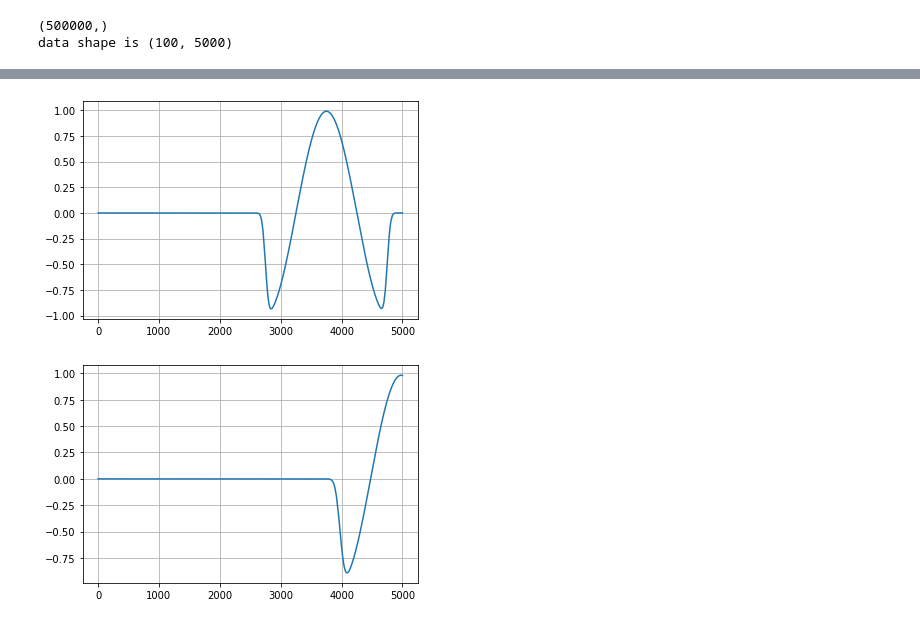
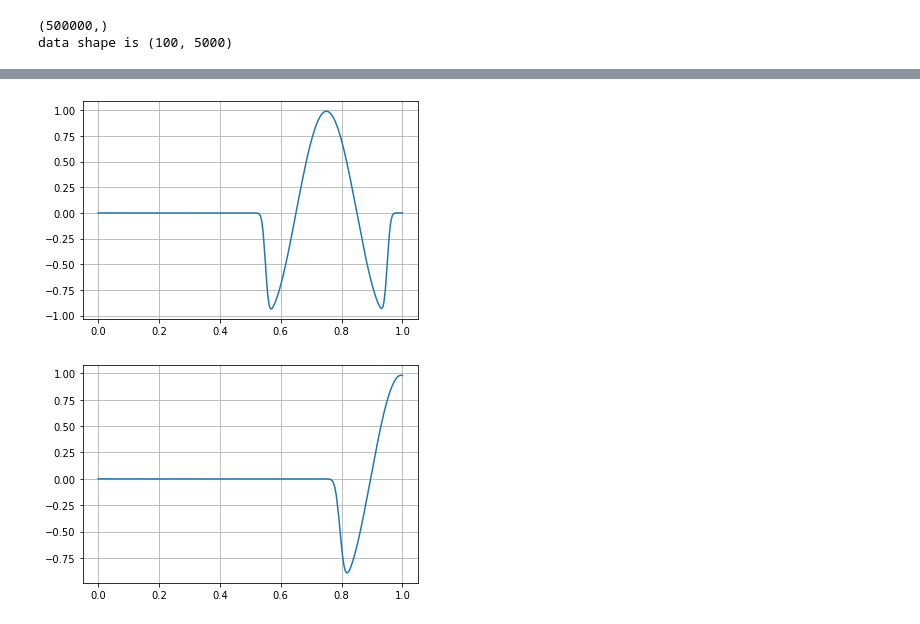
Before and after one commit to ivan-shargin/Parprog, a Jupyter notebook: lab1/Solution.ipynb, the cells around one changed output, grey strips where cells are left out. Saved outputs shown, nothing was run; the diff lists cells and outputs as text; code cells hidden in the pictures.

```diff
--- a/lab1/Solution.ipynb
+++ b/lab1/Solution.ipynb
@@ -49,10 +48,10 @@ plt.grid()
 # %%
-plt.plot(data[50, ])
+plt.plot(np.linspace(0, 1 - 1 / M, M), data[50, ])
 plt.grid()
 # %% [output]
-[figure, old version]
+[figure, new version]
 # %%
-plt.plot(data[99, ])
+plt.plot(np.linspace(0, 1 - 1 / M, M), data[99, ])
 plt.grid()
 # %% [output]
-[figure, old version]
+[figure, new version]
```
Also changed, not shown: parts of 4 cells of this notebook, 1 other file.
